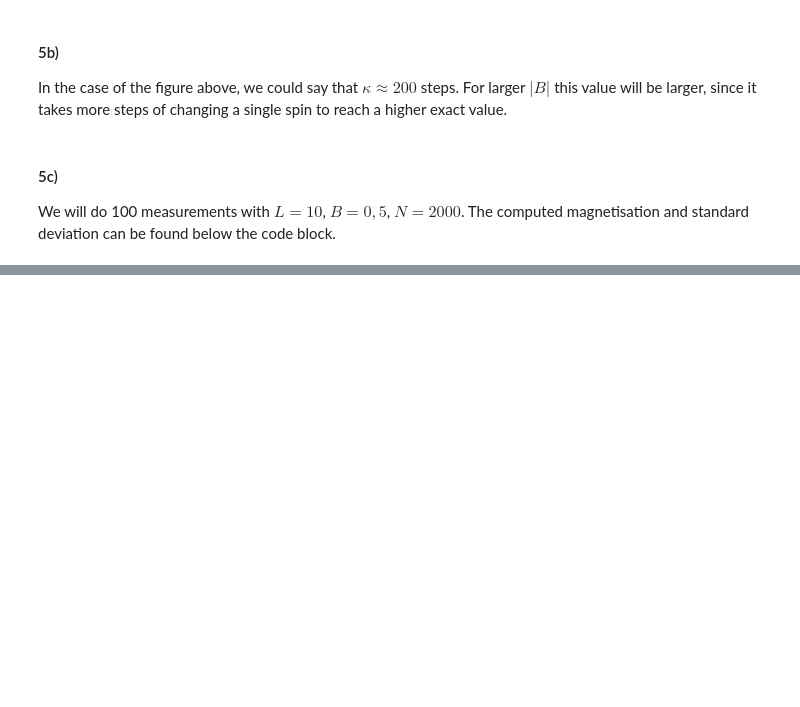
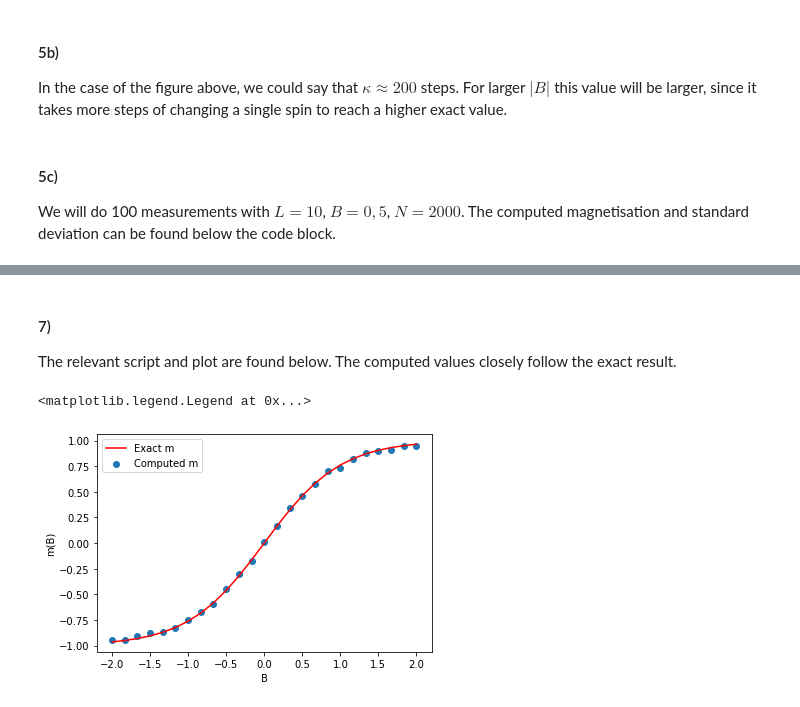
Before and after one commit to KevoSoftworks/computational_physics, a Jupyter notebook: 2_magnetism/magnetism.ipynb, the cells around one changed output, grey strips where cells are left out. Drawn from its saved outputs; the diff is of its cells as text; code cells hidden in the pictures; blank space fills up the shorter version.

```diff
--- a/2_magnetism/magnetism.ipynb
+++ b/2_magnetism/magnetism.ipynb
@@ -184,0 +316,25 @@ Computed: m = 0.457547888888889 ± 0.4340559766022233 (delta m over average M)
+# %% [markdown]
+#### 7)
+The relevant script and plot are found below. The computed values closely follow the exact result.
+# %%
+L = 10
+iter = 40
+B = np.linspace(-2, 2, 25)
+solver = Solver(None)
+m = []
+res = []
+
+for b in B:
+    solver.lattice = Lattice(L = L, B = b)
+    tmp = solver.fullsolve(iter, ("<m>", "chi"))
+    res.append(tmp)
+    m.append(tmp["<m>"])
+
+plt.scatter(B, m, label="Computed m")
+plt.plot(B, np.tanh(B), label="Exact m", color="r")
+plt.xlabel("B")
+plt.ylabel("m(B)")
+plt.legend()
+# %% [output]
+<matplotlib.legend.Legend at 0x...>
+[figure, added]
```
Also changed, not shown: parts of 21 cells of this notebook, 1 other file.
